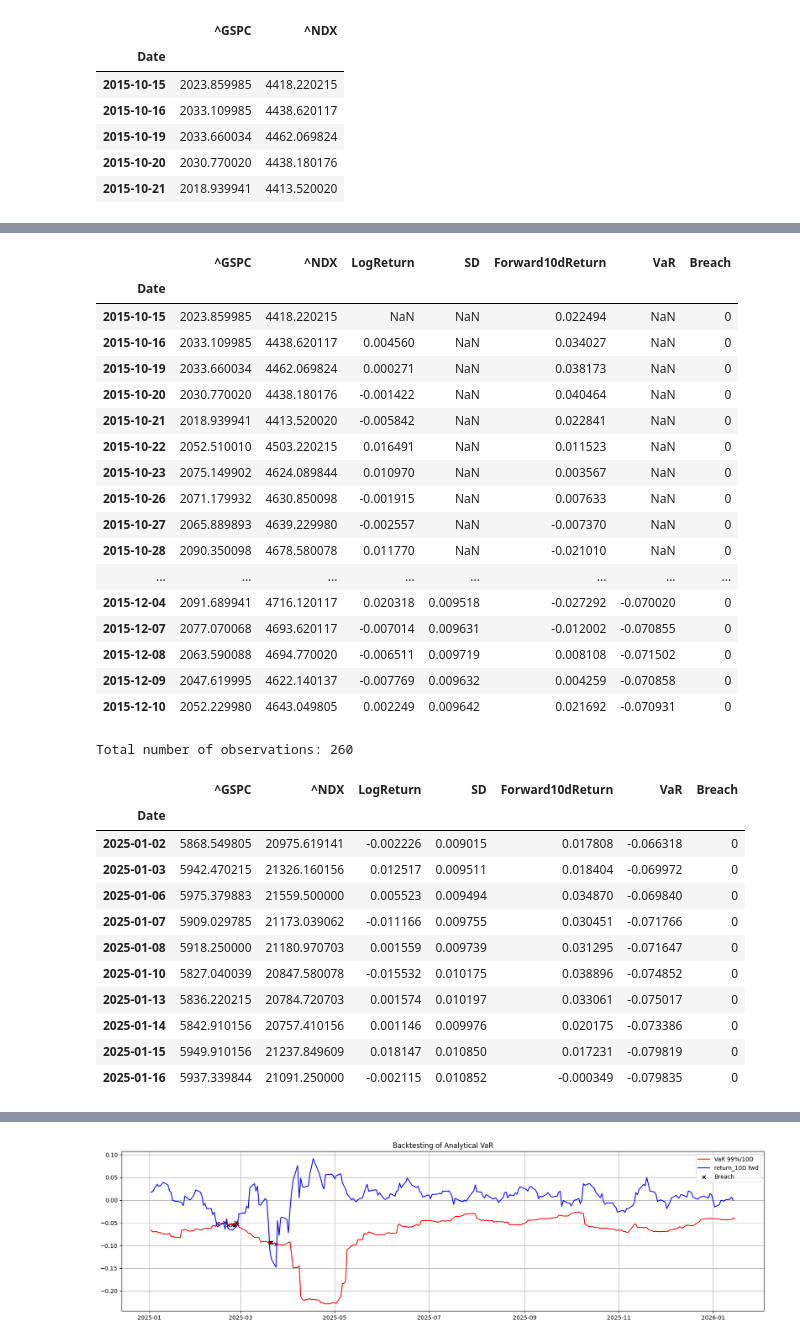
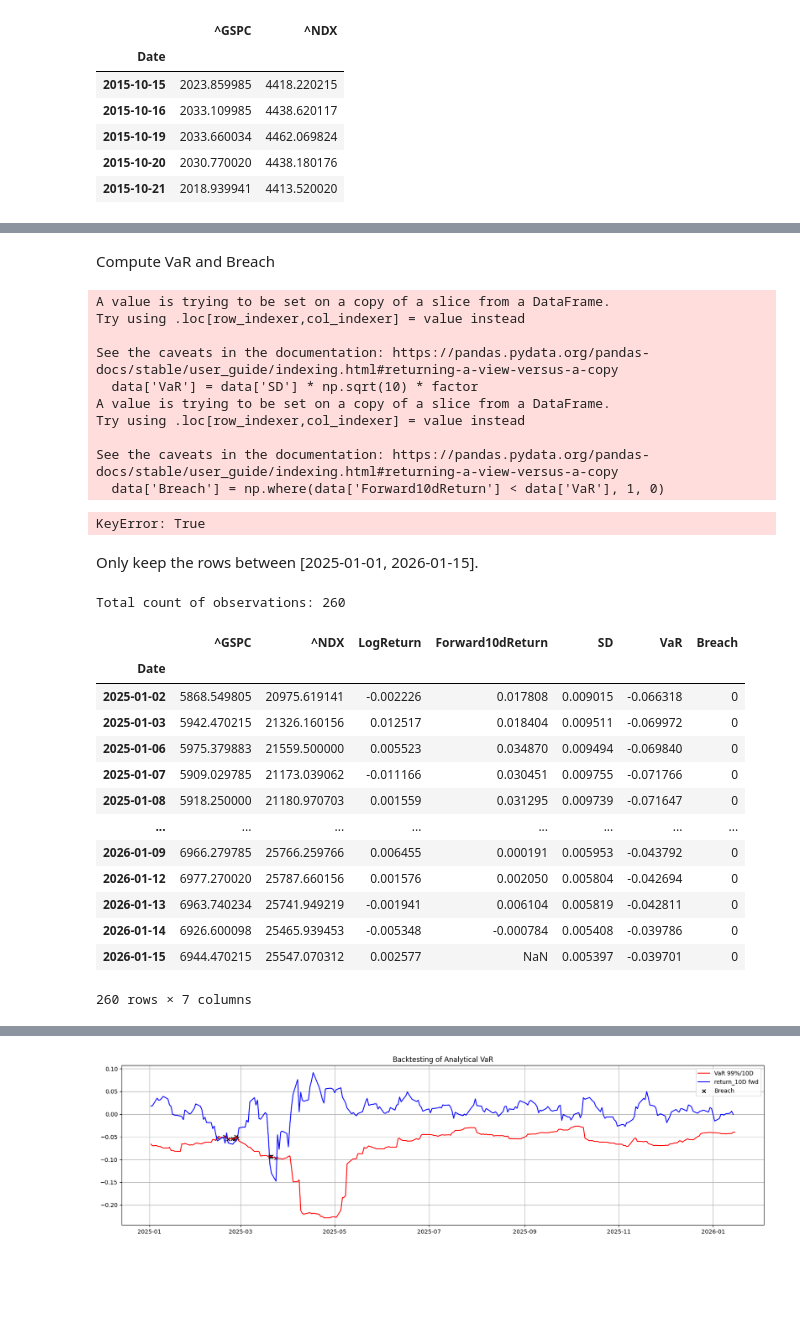
Before and after one commit to xption/CQFLearning, a Jupyter notebook: Exam1/3.ipynb, the cells around one changed output, grey strips where cells are left out. Drawn from its saved outputs; the diff is of its cells as text; code cells hidden in the pictures; blank space fills up the shorter version.

```diff
--- a/Exam1/3.ipynb
+++ b/Exam1/3.ipynb
@@ -47,43 +96,41 @@ data.head(5)
+# %% [markdown]
+Compute VaR and Breach
 # %%
 data['VaR'] = data['SD'] * np.sqrt(10) * factor
 data['Breach'] = np.where(data['Forward10dReturn'] < data['VaR'], 1, 0)
-
-data.head(40)
+data
 # %% [output]
-|  | ^GSPC | ^NDX | LogReturn | SD | Forward10dReturn | VaR | Breach |
-| Date |  |  |  |  |  |  |  |
-| 2015-10-15 | 2023.859985 | 4418.220215 | NaN | NaN | 0.022494 | NaN | 0 |
-| 2015-10-16 | 2033.109985 | 4438.620117 | 0.004560 | NaN | 0.034027 | NaN | 0 |
-| 2015-10-19 | 2033.660034 | 4462.069824 | 0.000271 | NaN | 0.038173 | NaN | 0 |
-| 2015-10-20 | 2030.770020 | 4438.180176 | -0.001422 | NaN | 0.040464 | NaN | 0 |
-| 2015-10-21 | 2018.939941 | 4413.520020 | -0.005842 | NaN | 0.022841 | NaN | 0 |
-| 2015-10-22 | 2052.510010 | 4503.220215 | 0.016491 | NaN | 0.011523 | NaN | 0 |
-| 2015-10-23 | 2075.149902 | 4624.089844 | 0.010970 | NaN | 0.003567 | NaN | 0 |
-| 2015-10-26 | 2071.179932 | 4630.850098 | -0.001915 | NaN | 0.007633 | NaN | 0 |
-| 2015-10-27 | 2065.889893 | 4639.229980 | -0.002557 | NaN | -0.007370 | NaN | 0 |
-| 2015-10-28 | 2090.350098 | 4678.580078 | 0.011770 | NaN | -0.021010 | NaN | 0 |
-| ... | ... | ... | ... | ... | ... | ... | ... |
-| 2015-12-04 | 2091.689941 | 4716.120117 | 0.020318 | 0.009518 | -0.027292 | -0.070020 | 0 |
-| 2015-12-07 | 2077.070068 | 4693.620117 | -0.007014 | 0.009631 | -0.012002 | -0.070855 | 0 |
-| 2015-12-08 | 2063.590088 | 4694.770020 | -0.006511 | 0.009719 | 0.008108 | -0.071502 | 0 |
-| 2015-12-09 | 2047.619995 | 4622.140137 | -0.007769 | 0.009632 | 0.004259 | -0.070858 | 0 |
-| 2015-12-10 | 2052.229980 | 4643.049805 | 0.002249 | 0.009642 | 0.021692 | -0.070931 | 0 |
+A value is trying to be set on a copy of a slice from a DataFrame.
+Try using .loc[row_indexer,col_indexer] = value instead
+
+See the caveats in the documentation: https://pandas.pydata.org/pandas-docs/stable/user_guide/indexing.html#returning-a-view-versus-a-copy
+  data['VaR'] = data['SD'] * np.sqrt(10) * factor
+A value is trying to be set on a copy of a slice from a DataFrame.
+Try using .loc[row_indexer,col_indexer] = value instead
+
+See the caveats in the documentation: https://pandas.pydata.org/pandas-docs/stable/user_guide/indexing.html#returning-a-view-versus-a-copy
+  data['Breach'] = np.where(data['Forward10dReturn'] < data['VaR'], 1, 0)
+KeyError: True
+# %% [markdown]
+Only keep the rows between [2025-01-01, 2026-01-15].
 # %%
 data = data.loc['2025-01-01':'2026-01-15']
 total_count = data.shape[0]
-print(f'Total number of observations: {total_count}')
-data.head(10)
+print(f'Total count of observations: {total_count}')
+data
 # %% [output]
-Total number of observations: 260
+Total count of observations: 260
-|  | ^GSPC | ^NDX | LogReturn | SD | Forward10dReturn | VaR | Breach |
+|  | ^GSPC | ^NDX | LogReturn | Forward10dReturn | SD | VaR | Breach |
 | Date |  |  |  |  |  |  |  |
-| 2025-01-02 | 5868.549805 | 20975.619141 | -0.002226 | 0.009015 | 0.017808 | -0.066318 | 0 |
-| 2025-01-03 | 5942.470215 | 21326.160156 | 0.012517 | 0.009511 | 0.018404 | -0.069972 | 0 |
-| 2025-01-06 | 5975.379883 | 21559.500000 | 0.005523 | 0.009494 | 0.034870 | -0.069840 | 0 |
-| 2025-01-07 | 5909.029785 | 21173.039062 | -0.011166 | 0.009755 | 0.030451 | -0.071766 | 0 |
-| 2025-01-08 | 5918.250000 | 21180.970703 | 0.001559 | 0.009739 | 0.031295 | -0.071647 | 0 |
-| 2025-01-10 | 5827.040039 | 20847.580078 | -0.015532 | 0.010175 | 0.038896 | -0.074852 | 0 |
-| 2025-01-13 | 5836.220215 | 20784.720703 | 0.001574 | 0.010197 | 0.033061 | -0.075017 | 0 |
-| 2025-01-14 | 5842.910156 | 20757.410156 | 0.001146 | 0.009976 | 0.020175 | -0.073386 | 0 |
-| 2025-01-15 | 5949.910156 | 21237.849609 | 0.018147 | 0.010850 | 0.017231 | -0.079819 | 0 |
-| 2025-01-16 | 5937.339844 | 21091.250000 | -0.002115 | 0.010852 | -0.000349 | -0.079835 | 0 |
+| 2025-01-02 | 5868.549805 | 20975.619141 | -0.002226 | 0.017808 | 0.009015 | -0.066318 | 0 |
+| 2025-01-03 | 5942.470215 | 21326.160156 | 0.012517 | 0.018404 | 0.009511 | -0.069972 | 0 |
+| 2025-01-06 | 5975.379883 | 21559.500000 | 0.005523 | 0.034870 | 0.009494 | -0.069840 | 0 |
+| 2025-01-07 | 5909.029785 | 21173.039062 | -0.011166 | 0.030451 | 0.009755 | -0.071766 | 0 |
+| 2025-01-08 | 5918.250000 | 21180.970703 | 0.001559 | 0.031295 | 0.009739 | -0.071647 | 0 |
+| ... | ... | ... | ... | ... | ... | ... | ... |
+| 2026-01-09 | 6966.279785 | 25766.259766 | 0.006455 | 0.000191 | 0.005953 | -0.043792 | 0 |
+| 2026-01-12 | 6977.270020 | 25787.660156 | 0.001576 | 0.002050 | 0.005804 | -0.042694 | 0 |
+| 2026-01-13 | 6963.740234 | 25741.949219 | -0.001941 | 0.006104 | 0.005819 | -0.042811 | 0 |
+| 2026-01-14 | 6926.600098 | 25465.939453 | -0.005348 | -0.000784 | 0.005408 | -0.039786 | 0 |
+| 2026-01-15 | 6944.470215 | 25547.070312 | 0.002577 | NaN | 0.005397 | -0.039701 | 0 |
+260 rows × 7 columns
```
Also changed, not shown: parts of 26 cells of this notebook.
